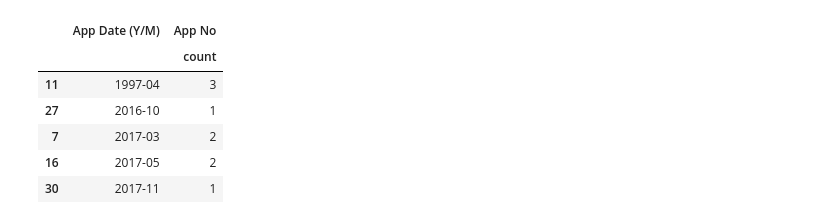
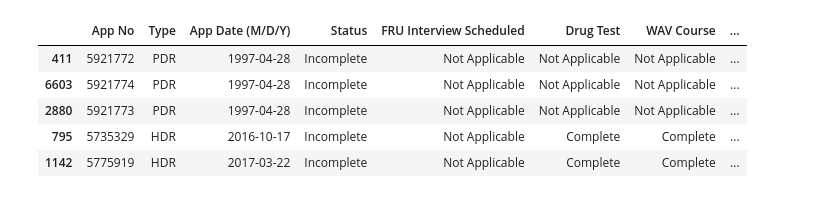
Before and after one commit to brian-calderon/Project_1, a Jupyter notebook: Test1.ipynb, the cells around one changed output. Drawn from its saved outputs; the diff is of its cells as text; code cells hidden in the pictures.

```diff
--- a/Test1.ipynb
+++ b/Test1.ipynb
@@ -51,18 +37,12 @@ df2.head(50)
-# %%
-group = df2.groupby(['App Date (M/Y)'], as_index = False)
-df3 = group.agg({'App No':['count']})
-df3['App Date (M/Y)'] = pd.to_datetime(df3['App Date (M/Y)'])
-df3 = df3.sort_values(by='App Date (M/Y)')
-df3['App Date (M/Y)'] = df3['App Date (M/Y)'].astype(str)
-# df3.sort_values(['App Date (M/Y)'], inplace=True)
-df3['App Date (M/Y)'] = df3['App Date (M/Y)'].str[:7]
-df3 = df3.rename(columns={'App Date (M/Y)': 'App Date (Y/M)'})
-df3.head()
-# %% [output]
-|  | App Date (Y/M) | App No |
-|  |  | count |
-| 11 | 1997-04 | 3 |
-| 27 | 2016-10 | 1 |
-| 7 | 2017-03 | 2 |
-| 16 | 2017-05 | 2 |
-| 30 | 2017-11 | 1 |
+# %%
+df['App Date (M/D/Y)'] = pd.to_datetime(df['App Date (M/D/Y)'],format = '%m/%d/%Y')#Converts App Date column into a datetime instance column
+# type(df['App Date (M/D/Y)'])
+df = df.sort_values(by = 'App Date (M/D/Y)') #Sorts DF by app Date (can only be done if converted to datetime instances)
+df.head()
+# %% [output]
+|  | App No | Type | App Date (M/D/Y) | Status | FRU Interview Scheduled | Drug Test | WAV Course | ... |
+| 411 | 5921772 | PDR | 1997-04-28 | Incomplete | Not Applicable | Not Applicable | Not Applicable | ... |
+| 6603 | 5921774 | PDR | 1997-04-28 | Incomplete | Not Applicable | Not Applicable | Not Applicable | ... |
+| 2880 | 5921773 | PDR | 1997-04-28 | Incomplete | Not Applicable | Not Applicable | Not Applicable | ... |
+| 795 | 5735329 | HDR | 2016-10-17 | Incomplete | Not Applicable | Complete | Complete | ... |
+| 1142 | 5775919 | HDR | 2017-03-22 | Incomplete | Not Applicable | Complete | Complete | ... |
```
Also changed, not shown: parts of 6 cells of this notebook.
